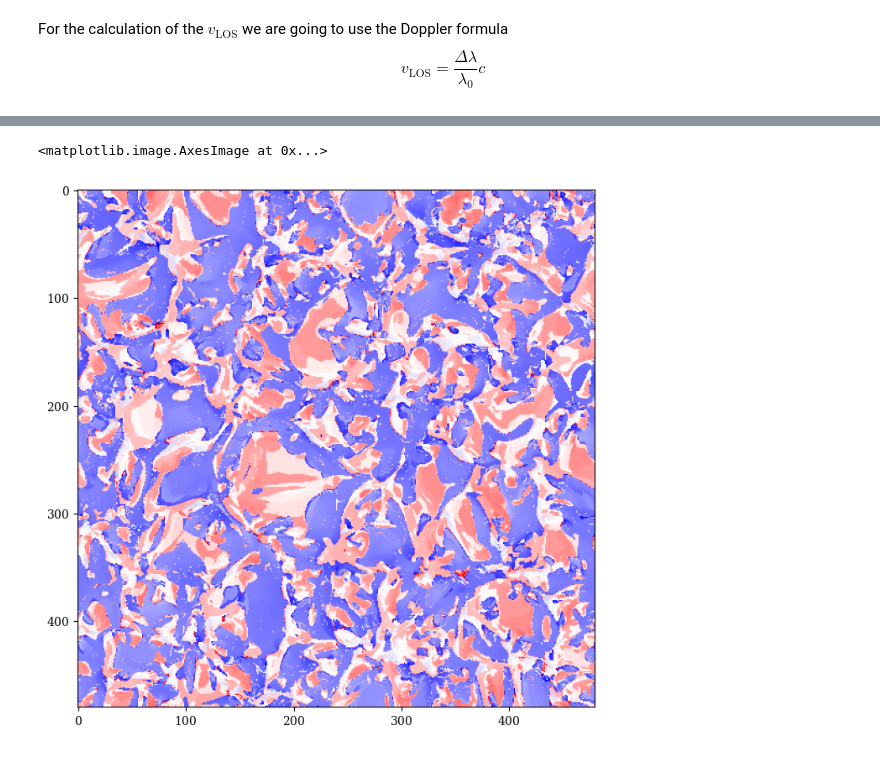
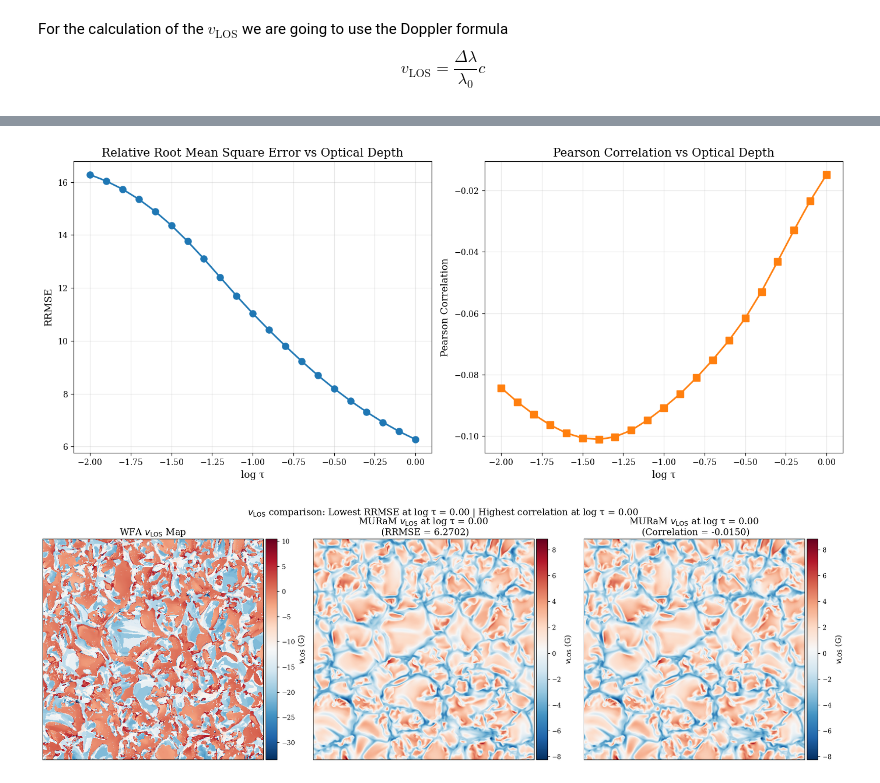
Before and after one commit to juagudeloo/Tesis_maestria_OAN, a Jupyter notebook: notebooks/3-stokes_mhd_relations.ipynb, the cells around one changed output, grey strips where cells are left out. Saved outputs shown, nothing was run; the diff lists cells and outputs as text; code cells hidden in the pictures.

```diff
--- a/notebooks/3-stokes_mhd_relations.ipynb
+++ b/notebooks/3-stokes_mhd_relations.ipynb
@@ -359,5 +354,5 @@ plt.imshow(mhd.data["Vz"][:, :, 20], origin='lower', cmap='bwr_r')
-# %%
-plt.imshow(vlos_dop.value, cmap='bwr_r')
-# %% [output]
-<matplotlib.image.AxesImage at 0x...>
-[figure, removed]
+# %%
+compare_approx_with_heights(vlos_dop.value, mhd.od_data["Vz"], new_logtau, quantity_name = r"$v_\text{LOS}$")
+# %% [output]
+[figure, added]
+[figure, added]
```
Also changed, not shown: parts of 1 cell of this notebook, 8 other files.
